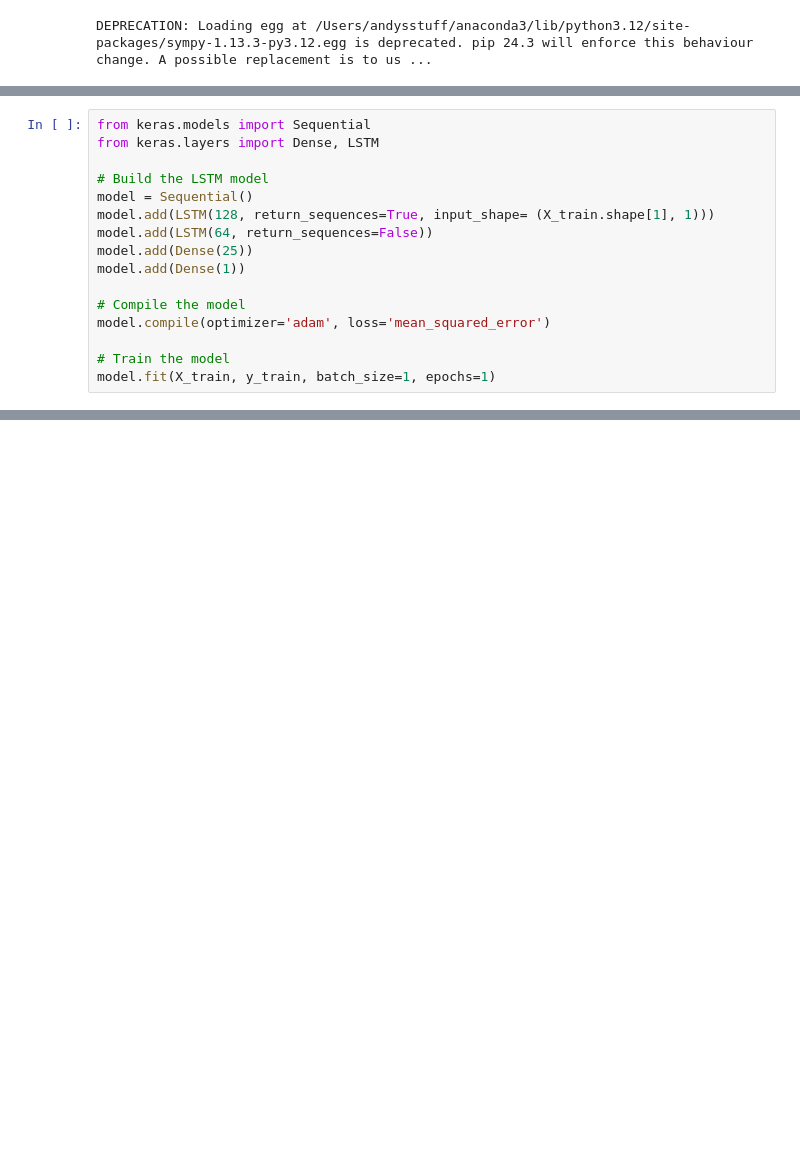
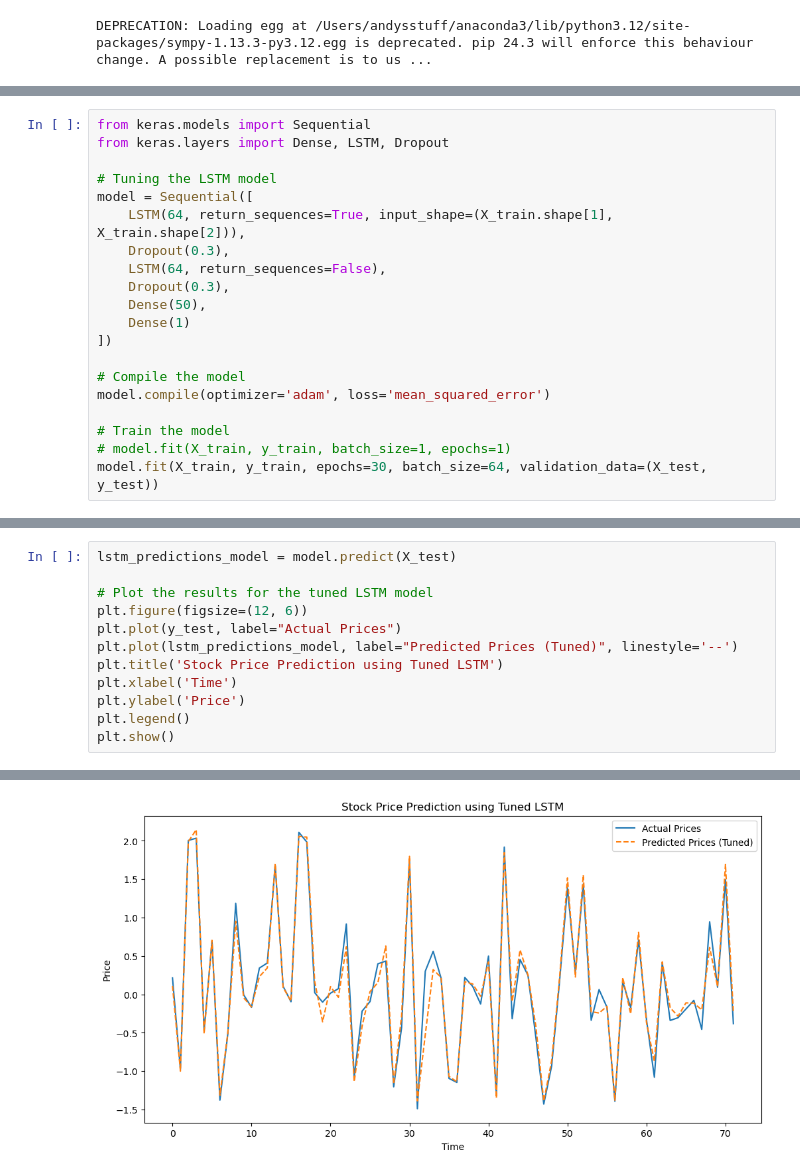
Before and after one commit to ngandy02/ML-stock-prediction, a Jupyter notebook: ML Project.ipynb, the cells around one changed output, grey strips where cells are left out. Cells and saved outputs as stored; diff of their text form; blank space fills up the shorter version.

Commit message:
Finished training LSTM model and testing it

```diff
--- a/ML Project.ipynb
+++ b/ML Project.ipynb
@@ -340,17 +379,21 @@ plt.show()
 # %%
 from keras.models import Sequential
-from keras.layers import Dense, LSTM
+from keras.layers import Dense, LSTM, Dropout
 
-# Build the LSTM model
-model = Sequential()
-model.add(LSTM(128, return_sequences=True, input_shape= (X_train.shape[1], 1)))
-model.add(LSTM(64, return_sequences=False))
-model.add(Dense(25))
-model.add(Dense(1))
+# Tuning the LSTM model
+model = Sequential([
+    LSTM(64, return_sequences=True, input_shape=(X_train.shape[1], X_train.shape[2])),
+    Dropout(0.3),
+    LSTM(64, return_sequences=False),
+    Dropout(0.3),
+    Dense(50),
+    Dense(1)
+])
 
 # Compile the model
 model.compile(optimizer='adam', loss='mean_squared_error')
 
 # Train the model
-model.fit(X_train, y_train, batch_size=1, epochs=1)
+# model.fit(X_train, y_train, batch_size=1, epochs=1)
+model.fit(X_train, y_train, epochs=30, batch_size=64, validation_data=(X_test, y_test))
 # %% [output]
@@ -408,0 +419,13 @@ ValueError: non-broadcastable output operand with shape (20,1) doesn't match the
+# %%
+lstm_predictions_model = model.predict(X_test)
+
+# Plot the results for the tuned LSTM model
+plt.figure(figsize=(12, 6))
+plt.plot(y_test, label="Actual Prices")
+plt.plot(lstm_predictions_model, label="Predicted Prices (Tuned)", linestyle='--')
+plt.title('Stock Price Prediction using Tuned LSTM')
+plt.xlabel('Time')
+plt.ylabel('Price')
+plt.legend()
+plt.show()
+# %% [output]
@@ -408,0 +433 @@ ValueError: non-broadcastable output operand with shape (20,1) doesn't match the
+[figure, added]
```
Also changed, not shown: parts of 20 cells of this notebook.
